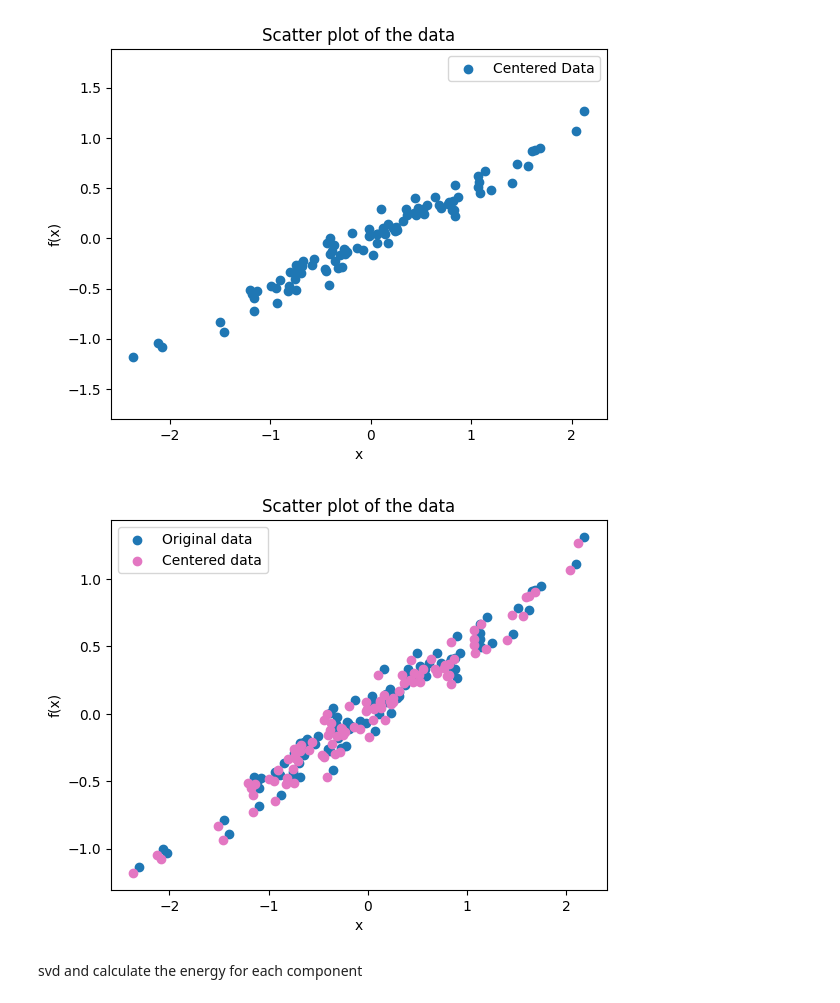
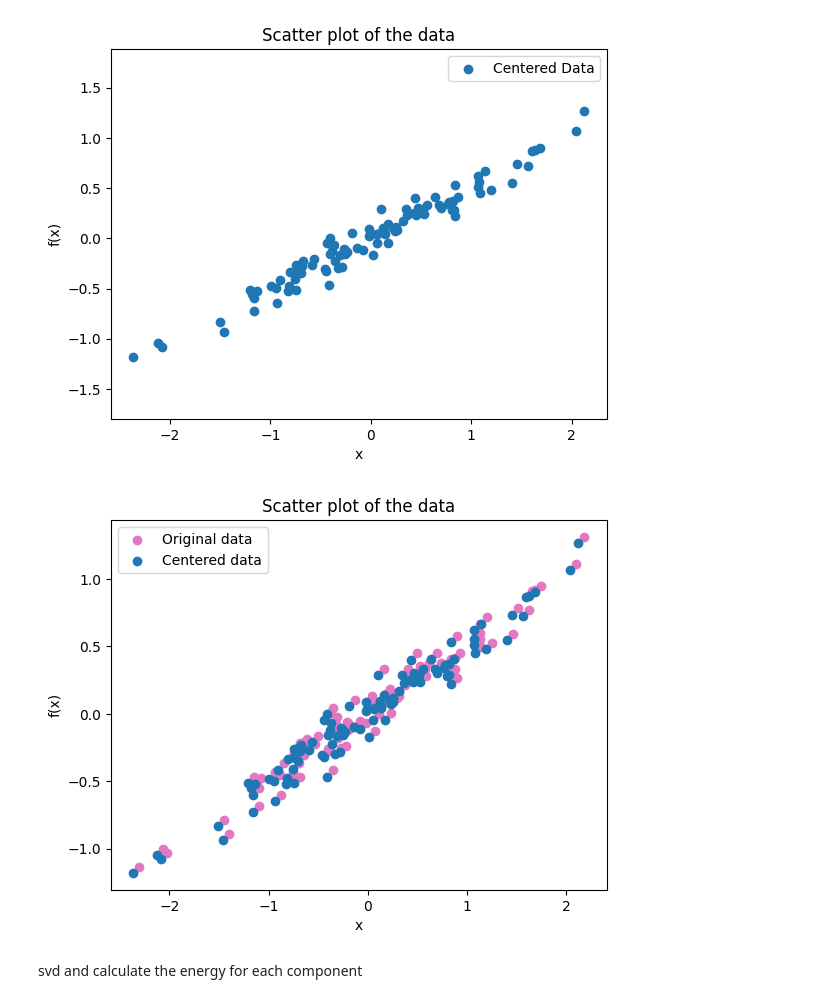
Before and after one commit to HUWENBIN2024/ML_Crowd_Modeling_and_Simulation, a Jupyter notebook: ex3/task1_1/task1.ipynb, the cells around one changed output. Drawn from its saved outputs; the diff is of its cells as text; code cells hidden in the pictures.

```diff
--- a/ex3/task1_1/task1.ipynb
+++ b/ex3/task1_1/task1.ipynb
@@ -37,15 +37,15 @@ plt.legend()
 [figure]
 # %%
 # plot the centered data vs the original one
-plt.scatter(data1[:, 0], data1[:, 1], color='tab:blue', label='Original data')
-plt.scatter(data1_centered[:, 0], data1_centered[:, 1], color='tab:pink', label='Centered data')
+plt.scatter(data1[:, 0], data1[:, 1], color='tab:pink', label='Original data')
+plt.scatter(data1_centered[:, 0], data1_centered[:, 1], color='tab:blue', label='Centered data')
 plt.xlabel("x")
 plt.ylabel("f(x)")
 plt.title("Scatter plot of the data")
 plt.legend()
 plt.show()
 # %% [output]
-[figure, old version]
+[figure, new version]
 # %% [markdown]
 svd and calculate the energy for each component
 # %%
```
Also changed, not shown: parts of 2 cells of this notebook.
